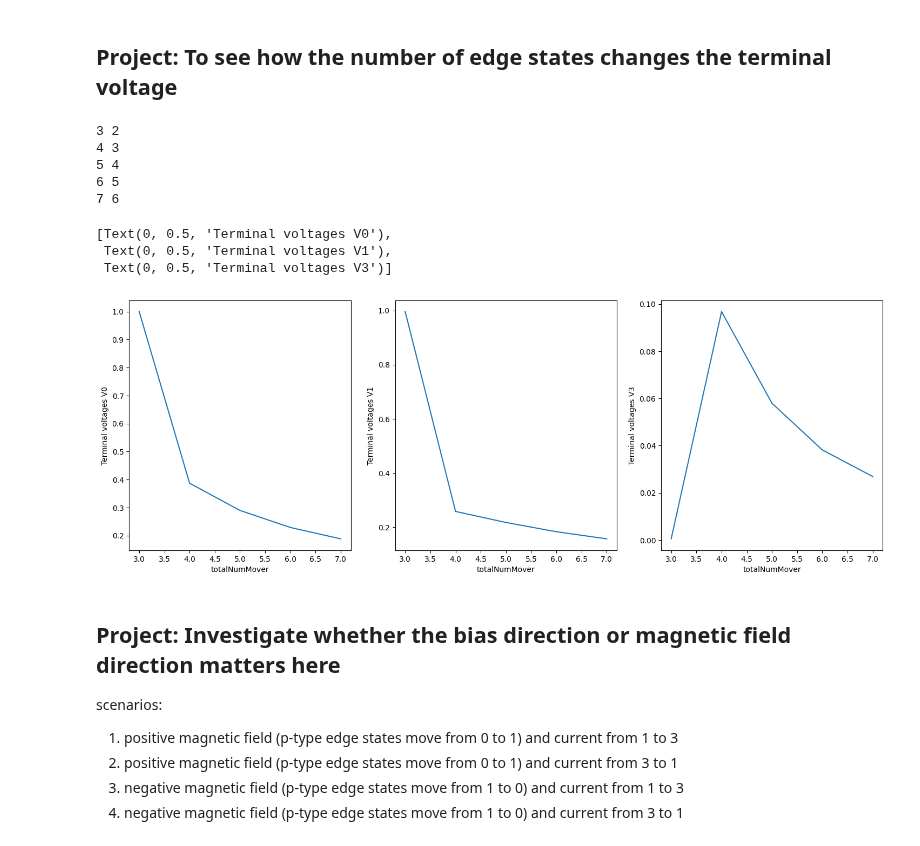
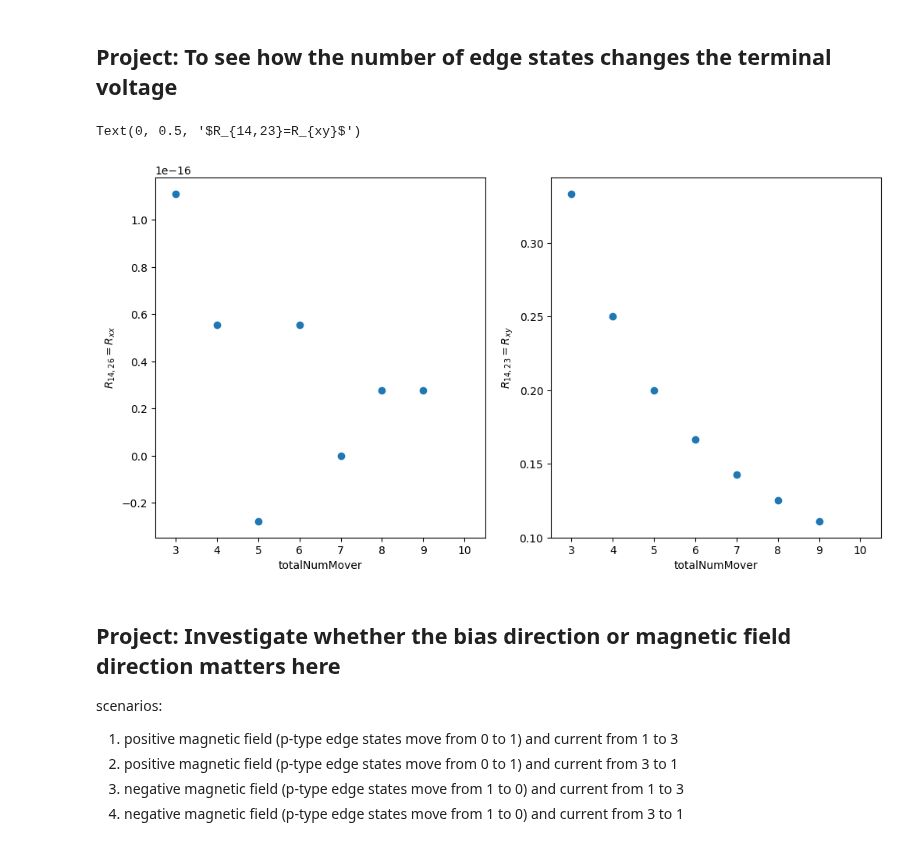
Before and after one commit to LarsonLaugh/Counterfusion, a Jupyter notebook: demo.ipynb, the cells around one changed output. Cells and saved outputs as stored; diff of their text form; code cells hidden in the pictures.

```diff
--- a/demo.ipynb
+++ b/demo.ipynb
@@ -800,68 +800,56 @@ axs[0].legend(loc="best")
 # %%
 import numpy as np
 import matplotlib.pyplot as plt
 import matplotlib.cm as cm
 from allscatter import *
-# Define a four-terminal system comprising regions with different doping levels
-# (two or more top gates) Here we assume the system looks like:
-# C1--M1--M2--C2--M3--M4--C3--M5--C4--M6--C1
-# Total number of edge states: 3
-# Number of forward-moving edge states: 2 (#0,#1)
-# Number of backward-moving edge states: 1 (#2)
-# In a differently doped region surrounding contact 2 (C2), only #0,#2 exist
+# Define a six-terminal system
+# C1--M1--C2--M2--C3--M3--C4--M4--C5--M5--C6--M6--C1
 #===============================================================
 # General information for the system - Hyperparameters
-zeroVoltTerminal = 2
+zeroVoltTerminal = 3
 #===============================================================
 # Information of scattering events
 # Interaction parameters
-blockStates = [[1,[1]]]
+blockStates = None
 numperEdge = 5
 #===============================================================
 # Experimenting parameters numForwardMover, totalNumMover
-v01 = 0
-v02 = 0.9
-v12 = 0.9
-fig, axs = plt.subplots(1,3,figsize=(18,6))
-totalNumMoverList = np.arange(3,8,dtype=int)
+v02 = 0
+v12 = 0
+fig, axs = plt.subplots(1,2,figsize=(12,6))
+totalNumMoverList = np.arange(3,10,dtype=int)
 termVoltagesList = []
 for totalNumMover in totalNumMoverList:
     totalNumMover = int(totalNumMover)
-    numForwardMover = totalNumMover-1
-    edgeDef1 = [[0,2,v02,numperEdge],[1,2,v12,numperEdge],[0,1,v01,numperEdge]]
-    edgeDef2 = [[0,2,v02,numperEdge*2]] # #1 edge state does not exist here
-    edgeDef3 = [[0,2,v02,numperEdge*2]] # #1 edge state does not exist here
-    edgeDef4 = [[0,2,v02,numperEdge],[1,2,v12,numperEdge],[0,1,v01,numperEdge]]
-    edgeDef5 = [[0,2,v02,numperEdge*2],[1,2,v12,numperEdge*2],[0,1,v01,numperEdge*2]]
-    edgeDef6 = [[0,2,v02,numperEdge*2],[1,2,v12,numperEdge*2],[0,1,v01,numperEdge*2]]
-    edgeDefs = [edgeDef1+edgeDef2,edgeDef3+edgeDef4,edgeDef5,edgeDef6]
+    numForwardMover = totalNumMover
+    edgeDef1 = [[0,2,v02,numperEdge],[1,2,v12,numperEdge]]
+    edgeDef2 = [[0,2,v02,numperEdge],[1,2,v12,numperEdge]] # #1 edge state does not exist here
+    edgeDef3 = [[0,2,v02,numperEdge],[1,2,v12,numperEdge]] # #1 edge state does not exist here
+    edgeDef4 = [[0,2,v02,numperEdge],[1,2,v12,numperEdge]]
+    edgeDef5 = [[0,2,v02,numperEdge],[1,2,v12,numperEdge]]
+    edgeDef6 = [[0,2,v02,numperEdge],[1,2,v12,numperEdge]]
+    edgeDefs = [edgeDef1,edgeDef2,edgeDef3,edgeDef4,edgeDef5,edgeDef6]
     edgesInfo = []
     for edgeDef in edgeDefs:
         edgesInfo.append(generate_bynumber(edgeDef))
     graph = []
     for edgeInfo in edgesInfo:
         graph.append(Edge(edgeInfo,totalNumMover,numForwardMover))
-    nodesCurrent = [1,0,-1,0]
-    print(totalNumMover,numForwardMover)
+    nodesCurrent = [1,0,0,-1,0,0]
     sys = System(nodesCurrent,graph,numForwardMover,zeroVoltTerminal,blockStates)
     termVoltages = sys.solve()
     termVoltagesList.append(termVoltages)
-axs[0].plot(totalNumMoverList,np.array(termVoltagesList)[:,0])
-axs[1].plot(totalNumMoverList,np.array(termVoltagesList)[:,1])
-axs[2].plot(totalNumMoverList,np.array(termVoltagesList)[:,3])
-# axs[0].legend(loc="best")
+axs[0].scatter(totalNumMoverList,[x-y for x,y in zip(np.array(termVoltagesList)[:,1],
+                                                 np.array(termVoltagesList)[:,2])])
+axs[1].scatter(totalNumMoverList,[x-y for x,y in zip(np.array(termVoltagesList)[:,1],
+                                                 np.array(termVoltagesList)[:,5])])
 [ax.set_xlabel("totalNumMover") for ax in axs]
-[ax.set_ylabel("Terminal voltages V"+str(term)) for ax,term in zip(axs,[0,1,3])]
+[ax.set_xlim(2.5,10.5) for ax in axs]
+axs[0].set_ylabel('$R_{14,26}=R_{xx}$')
+axs[1].set_ylabel('$R_{14,23}=R_{xy}$')
 # %% [output]
-3 2
-4 3
-5 4
-6 5
-7 6
+Text(0, 0.5, '$R_{14,23}=R_{xy}$')
-[Text(0, 0.5, 'Terminal voltages V0'),
- Text(0, 0.5, 'Terminal voltages V1'),
- Text(0, 0.5, 'Terminal voltages V3')]
-[figure, old version]
+[figure, new version]
 # %% [markdown]
 ## Project: Investigate whether the bias direction or magnetic field direction matters here
 scenarios:
```
Also changed, not shown: 2 other files.
